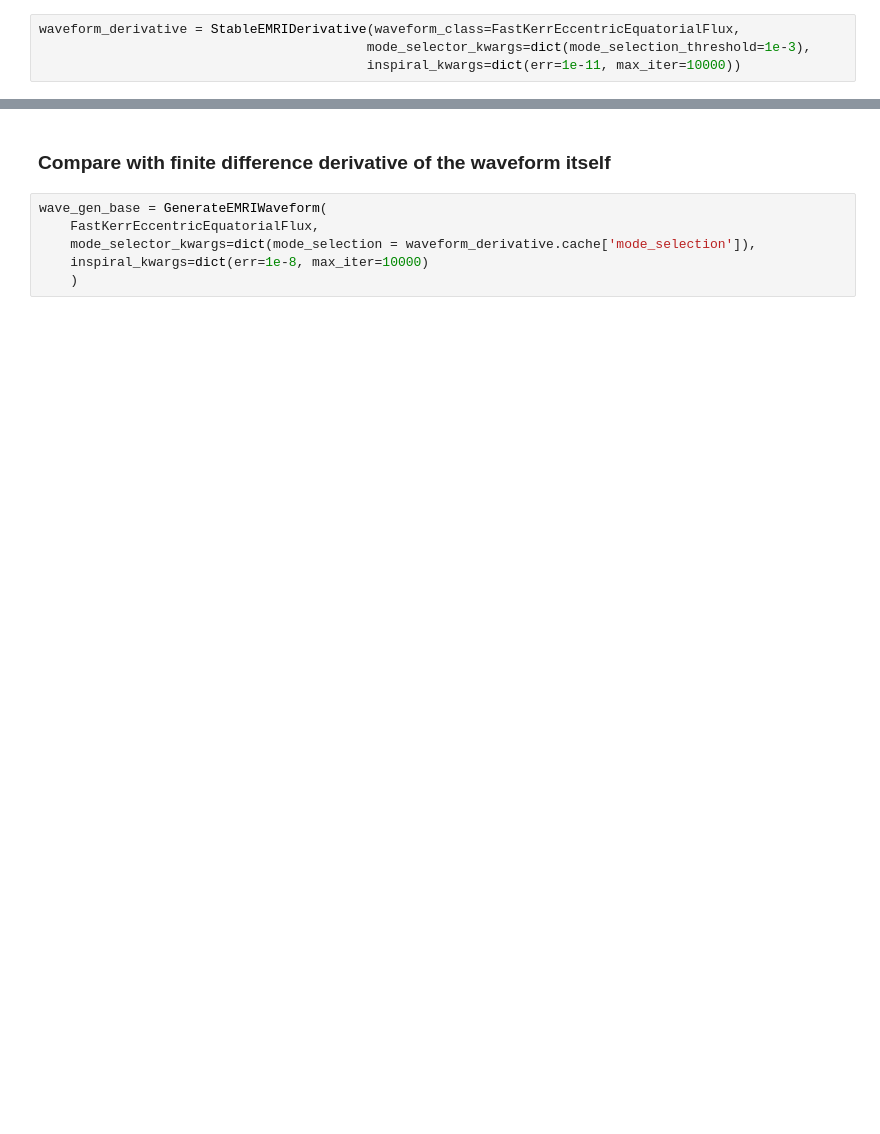
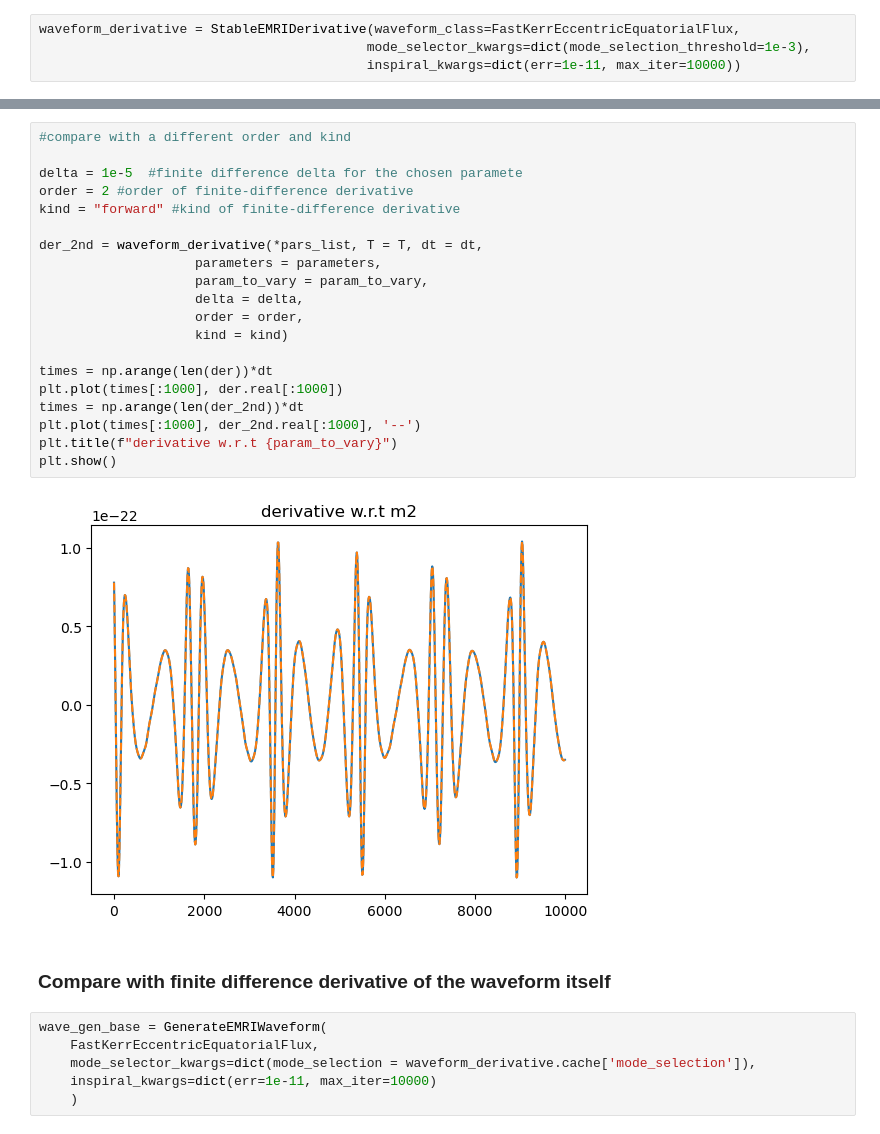
Before and after one commit to perturber/StableEMRIFisher, a Jupyter notebook: StableEMRIDerivative_FEW2April.ipynb, the cells around one changed output, grey strips where cells are left out. Cells and saved outputs as stored; diff of their text form; blank space fills up the shorter version.

```diff
--- a/StableEMRIDerivative_FEW2April.ipynb
+++ b/StableEMRIDerivative_FEW2April.ipynb
@@ -600,10 +676,32 @@ plt.show()
+# %%
+#compare with a different order and kind
+
+delta = 1e-5  #finite difference delta for the chosen paramete
+order = 2 #order of finite-difference derivative
+kind = "forward" #kind of finite-difference derivative
+
+der_2nd = waveform_derivative(*pars_list, T = T, dt = dt,
+                    parameters = parameters,
+                    param_to_vary = param_to_vary,
+                    delta = delta,
+                    order = order,
+                    kind = kind)
+
+times = np.arange(len(der))*dt
+plt.plot(times[:1000], der.real[:1000])
+times = np.arange(len(der_2nd))*dt
+plt.plot(times[:1000], der_2nd.real[:1000], '--')
+plt.title(f"derivative w.r.t {param_to_vary}")
+plt.show()
+# %% [output]
+[figure, added]
 # %% [markdown]
 ### Compare with finite difference derivative of the waveform itself
 # %%
 wave_gen_base = GenerateEMRIWaveform(
     FastKerrEccentricEquatorialFlux,
     mode_selector_kwargs=dict(mode_selection = waveform_derivative.cache['mode_selection']),
-    inspiral_kwargs=dict(err=1e-8, max_iter=10000)
+    inspiral_kwargs=dict(err=1e-11, max_iter=10000)
     )
 # %%
 # compute the derivative manually
```
Also changed, not shown: parts of 5 cells of this notebook.
